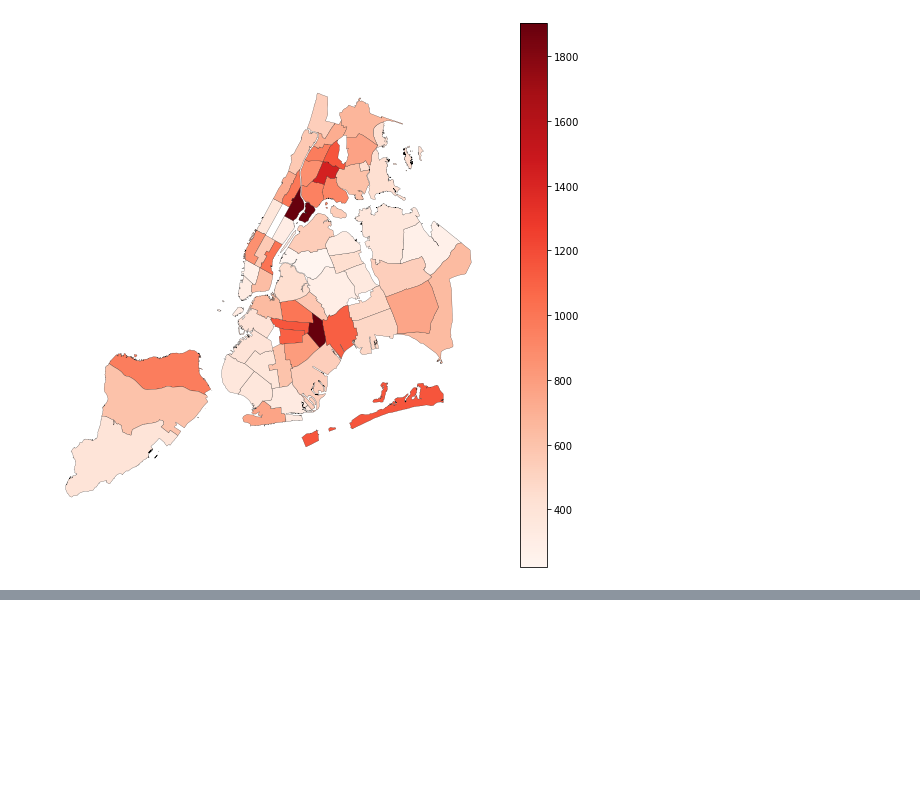
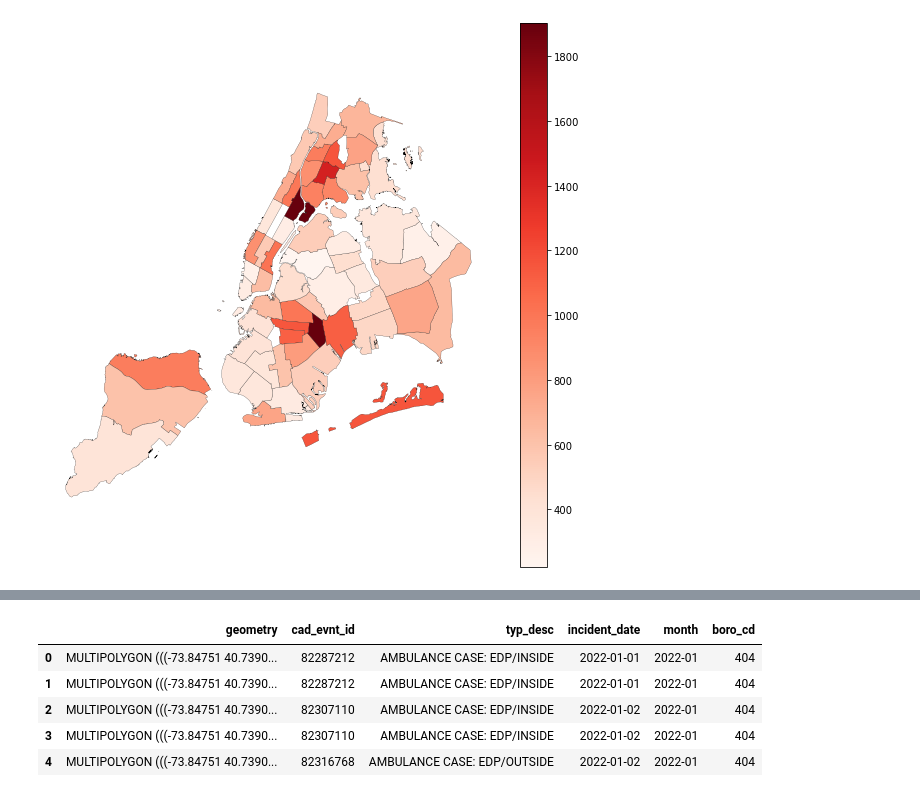
Before and after one commit to ajay1808/CUSP-London-Data-Dive, a Jupyter notebook: Psychiatric Hospitalizations- NYC.ipynb, the cells around one changed output, grey strips where cells are left out. Saved outputs shown, nothing was run; the diff lists cells and outputs as text; code cells hidden in the pictures; blank space fills up the shorter version.

```diff
--- a/Psychiatric Hospitalizations- NYC.ipynb
+++ b/Psychiatric Hospitalizations- NYC.ipynb
@@ -74,0 +132,10 @@ plt.show()
+# %%
+cleaned_911 = merged_911[['geometry','cad_evnt_id','typ_desc','incident_date','month','boro_cd']]
+cleaned_911.head()
+# %% [output]
+|  | geometry | cad_evnt_id | typ_desc | incident_date | month | boro_cd |
+| 0 | MULTIPOLYGON (((-73.84751 40.7390... | 82287212 | AMBULANCE CASE: EDP/INSIDE | 2022-01-01 | 2022-01 | 404 |
+| 1 | MULTIPOLYGON (((-73.84751 40.7390... | 82287212 | AMBULANCE CASE: EDP/INSIDE | 2022-01-01 | 2022-01 | 404 |
+| 2 | MULTIPOLYGON (((-73.84751 40.7390... | 82307110 | AMBULANCE CASE: EDP/INSIDE | 2022-01-02 | 2022-01 | 404 |
+| 3 | MULTIPOLYGON (((-73.84751 40.7390... | 82307110 | AMBULANCE CASE: EDP/INSIDE | 2022-01-02 | 2022-01 | 404 |
+| 4 | MULTIPOLYGON (((-73.84751 40.7390... | 82316768 | AMBULANCE CASE: EDP/OUTSIDE | 2022-01-02 | 2022-01 | 404 |
```
Also changed, not shown: parts of 15 cells of this notebook.
